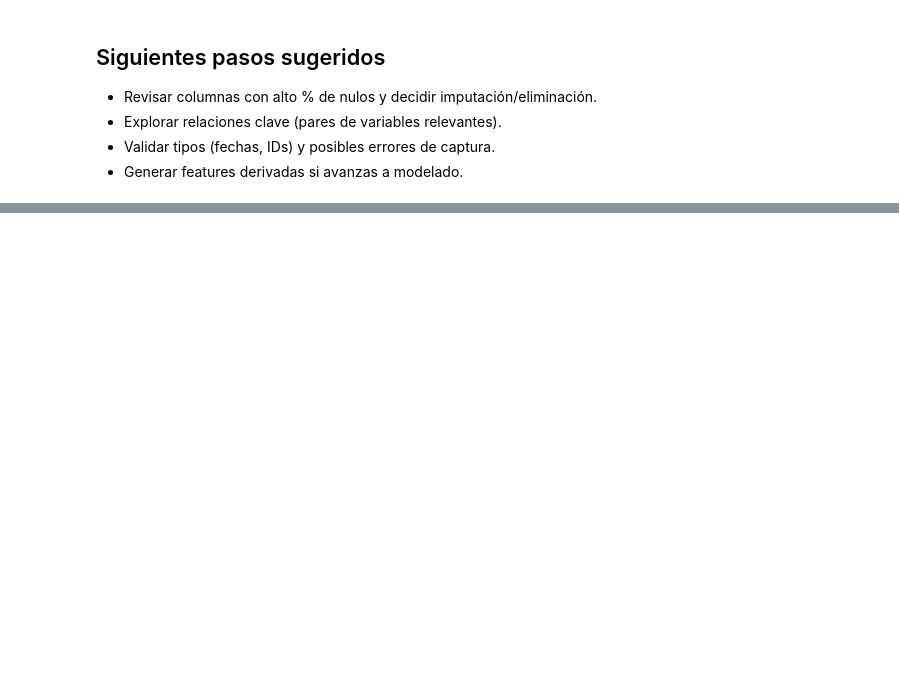
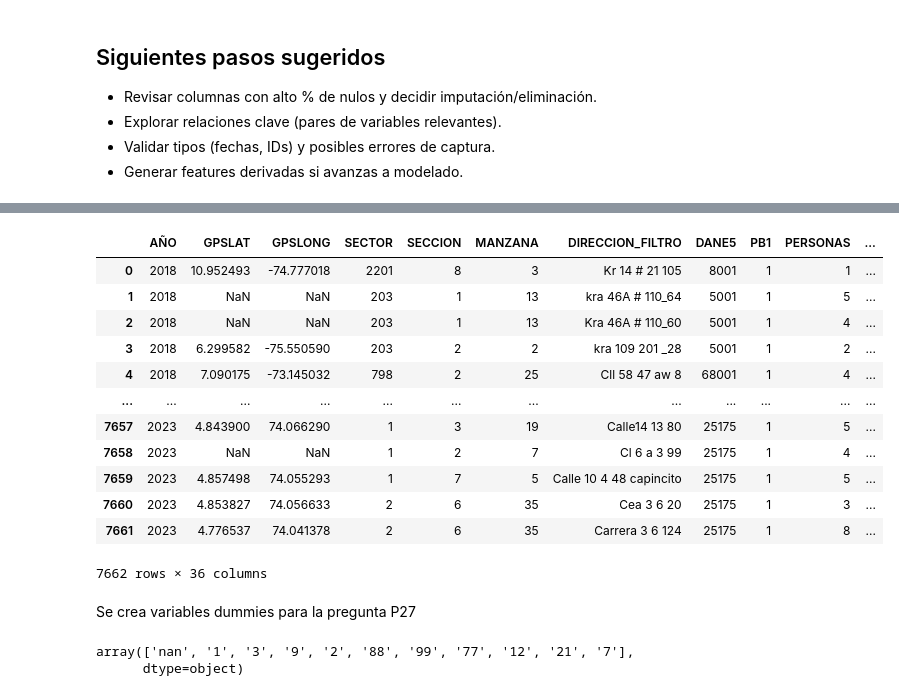
Before and after one commit to Contrerasjosed1/Proyecto_analytics, a Jupyter notebook: notebooks/01_exploracion.ipynb, the cells around one changed output, grey strips where cells are left out. Cells and saved outputs as stored; diff of their text form; code cells hidden in the pictures; blank space fills up the shorter version.

Commit message:
trabajo sobre los datos iniciales para entrenar los modelos

```diff
--- a/notebooks/01_exploracion.ipynb
+++ b/notebooks/01_exploracion.ipynb
@@ -274,0 +392,26 @@ display(outliers_iqr(df_data))
+# %%
+df_data_1['Dispositivos_hogar_No'] = df_data_1['P15']=="99"
+df_data_1= df_data_1.drop(['P15'], axis=1)
+df_data_1
+# %% [output]
+|  | AÑO | GPSLAT | GPSLONG | SECTOR | SECCION | MANZANA | DIRECCION_FILTRO | DANE5 | PB1 | PERSONAS | ... |
+| 0 | 2018 | 10.952493 | -74.777018 | 2201 | 8 | 3 | Kr 14 # 21 105 | 8001 | 1 | 1 | ... |
+| 1 | 2018 | NaN | NaN | 203 | 1 | 13 | kra 46A # 110_64 | 5001 | 1 | 5 | ... |
+| 2 | 2018 | NaN | NaN | 203 | 1 | 13 | Kra 46A # 110_60 | 5001 | 1 | 4 | ... |
+| 3 | 2018 | 6.299582 | -75.550590 | 203 | 2 | 2 | kra 109 201 _28 | 5001 | 1 | 2 | ... |
+| 4 | 2018 | 7.090175 | -73.145032 | 798 | 2 | 25 | Cll 58 47 aw 8 | 68001 | 1 | 4 | ... |
+| ... | ... | ... | ... | ... | ... | ... | ... | ... | ... | ... | ... |
+| 7657 | 2023 | 4.843900 | 74.066290 | 1 | 3 | 19 | Calle14 13 80 | 25175 | 1 | 5 | ... |
+| 7658 | 2023 | NaN | NaN | 1 | 2 | 7 | Cl 6 a 3 99 | 25175 | 1 | 4 | ... |
+| 7659 | 2023 | 4.857498 | 74.055293 | 1 | 7 | 5 | Calle 10 4 48 capincito | 25175 | 1 | 5 | ... |
+| 7660 | 2023 | 4.853827 | 74.056633 | 2 | 6 | 35 | Cea 3 6 20 | 25175 | 1 | 3 | ... |
+| 7661 | 2023 | 4.776537 | 74.041378 | 2 | 6 | 35 | Carrera 3 6 124 | 25175 | 1 | 8 | ... |
+7662 rows × 36 columns
+# %% [markdown]
+Se crea variables dummies para la pregunta P27
+# %%
+df_data_1['P27']=df_data['P27'].astype(str).apply(lambda x: x.strip(".0"))
+df_data_1['P27'].unique()
+# %% [output]
+array(['nan', '1', '3', '9', '2', '88', '99', '77', '12', '21', '7'],
+      dtype=object)
```
Also changed, not shown: parts of 14 cells of this notebook.
